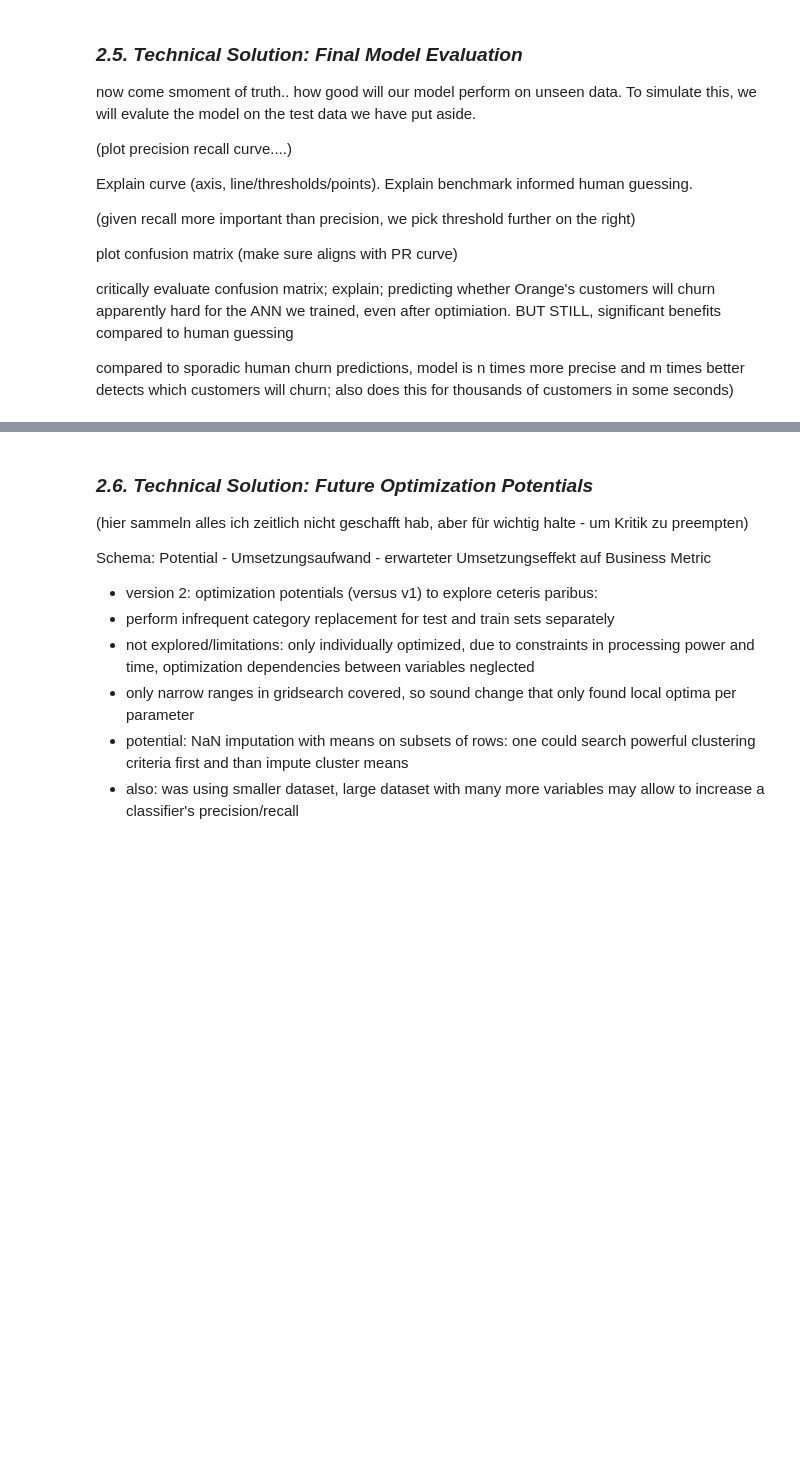
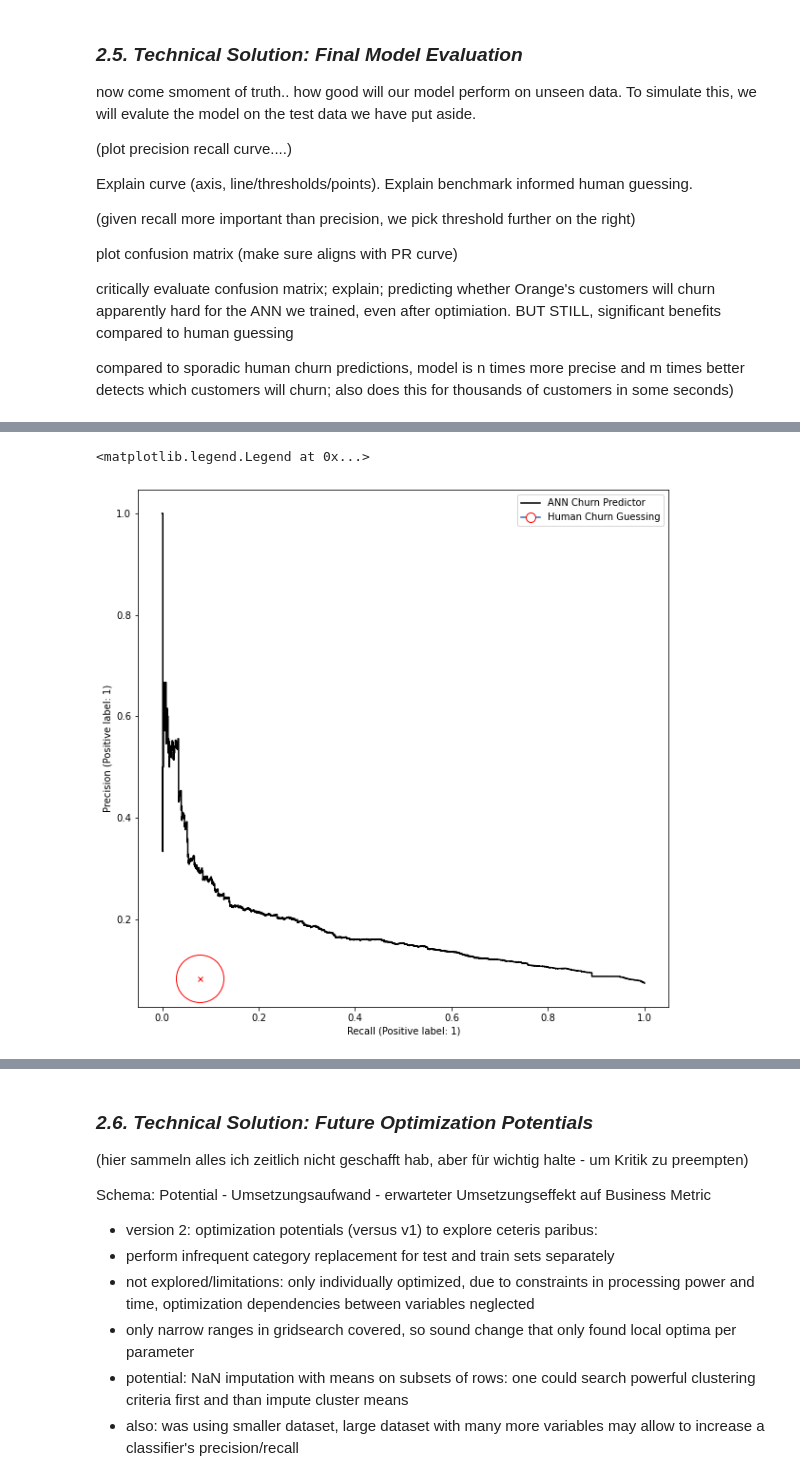
Before and after one commit to marc-feldmann/CustomerChurnPrediction, a Jupyter notebook: report.ipynb, the cells around one changed output, grey strips where cells are left out. Cells and saved outputs as stored; diff of their text form; code cells hidden in the pictures; blank space fills up the shorter version.

```diff
--- a/report.ipynb
+++ b/report.ipynb
@@ -685,9 +801,9 @@ Wenow train the final model, using the identified optimal parameters (i.e., thos
 # %%
 # optimum params:
 epochs=5
-batch_size=1024
-neurons=round(X_train.shape[1]**(1.9), 0)
-learning_rate=0.001
+batch_size=128
+neurons=1297
+learning_rate=0.01
 dropout_rate=0.0
 kernel_initializer='glorot_uniform'
 
@@ -749,4 +876,6 @@ fig = display.ax_.get_figure()
 fig.set_figwidth(10)
 fig.set_figheight(10)
 plt.plot(0.0778, 0.0823, marker="o", markersize=50, markeredgecolor="red", markerfacecolor="white", label='Human Churn Guessing')
+plt.plot(0.0778, 0.0823, marker="x", markersize=5, markeredgecolor='red', markerfacecolor="white")
 plt.legend(markerscale=0.2)
+# %% [output]
@@ -753,3 +884,5 @@ plt.legend(markerscale=0.2)
+<matplotlib.legend.Legend at 0x...>
+[figure, added]
 # %%
 # precision, recall, thresholds = sklearn.metrics.precision_recall_curve(y_test, y_pred)
 # temp = pd.DataFrame()
```
Also changed, not shown: parts of 22 cells of this notebook.
